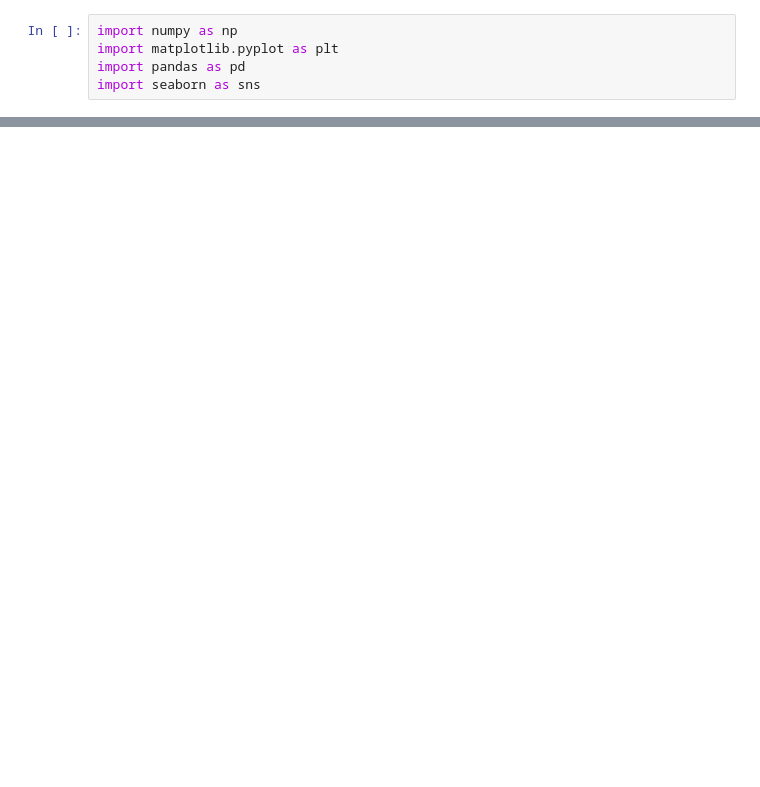
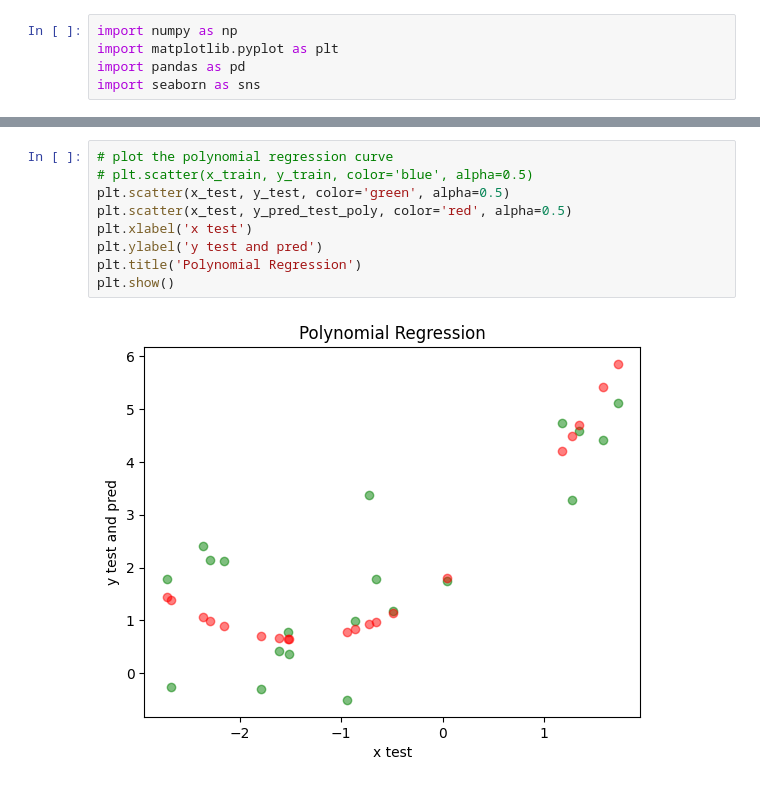
Before and after one commit to manojCodes77/starting_machine_learning, a Jupyter notebook: 03-polynomial-regression/main.ipynb, the cells around one changed output, grey strips where cells are left out. Saved outputs shown, nothing was run; the diff lists cells and outputs as text; blank space fills up the shorter version.

```diff
--- a/03-polynomial-regression/main.ipynb
+++ b/03-polynomial-regression/main.ipynb
@@ -33 +96,12 @@ R2 score: 0.785135422292059
+# %%
+# plot the polynomial regression curve
+# plt.scatter(x_train, y_train, color='blue', alpha=0.5)
+plt.scatter(x_test, y_test, color='green', alpha=0.5)
+plt.scatter(x_test, y_pred_test_poly, color='red', alpha=0.5)
+plt.xlabel('x test')
+plt.ylabel('y test and pred')
+plt.title('Polynomial Regression')
+plt.show()
+# %% [output]
+[figure, added]
 # %%
```
Also changed, not shown: parts of 22 cells of this notebook.
